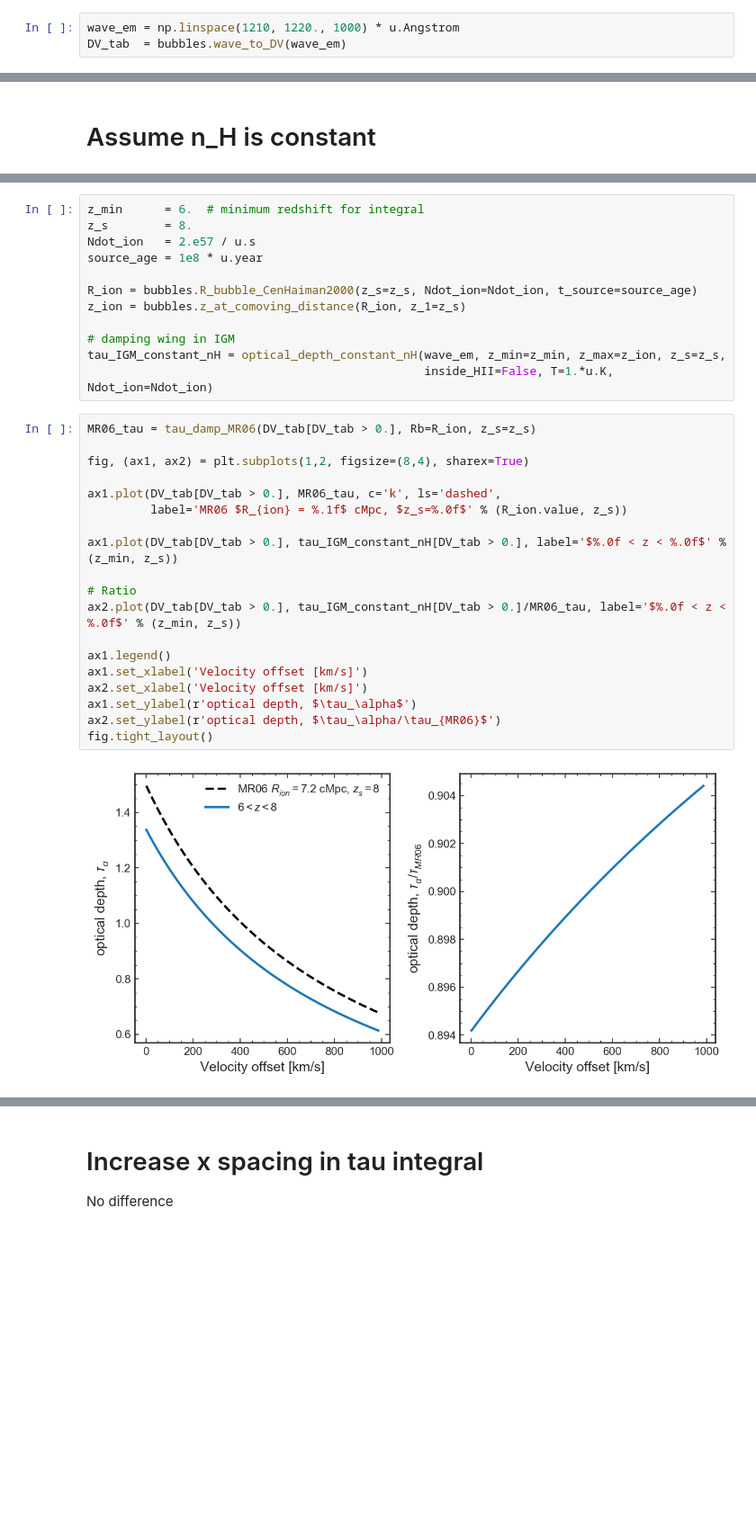
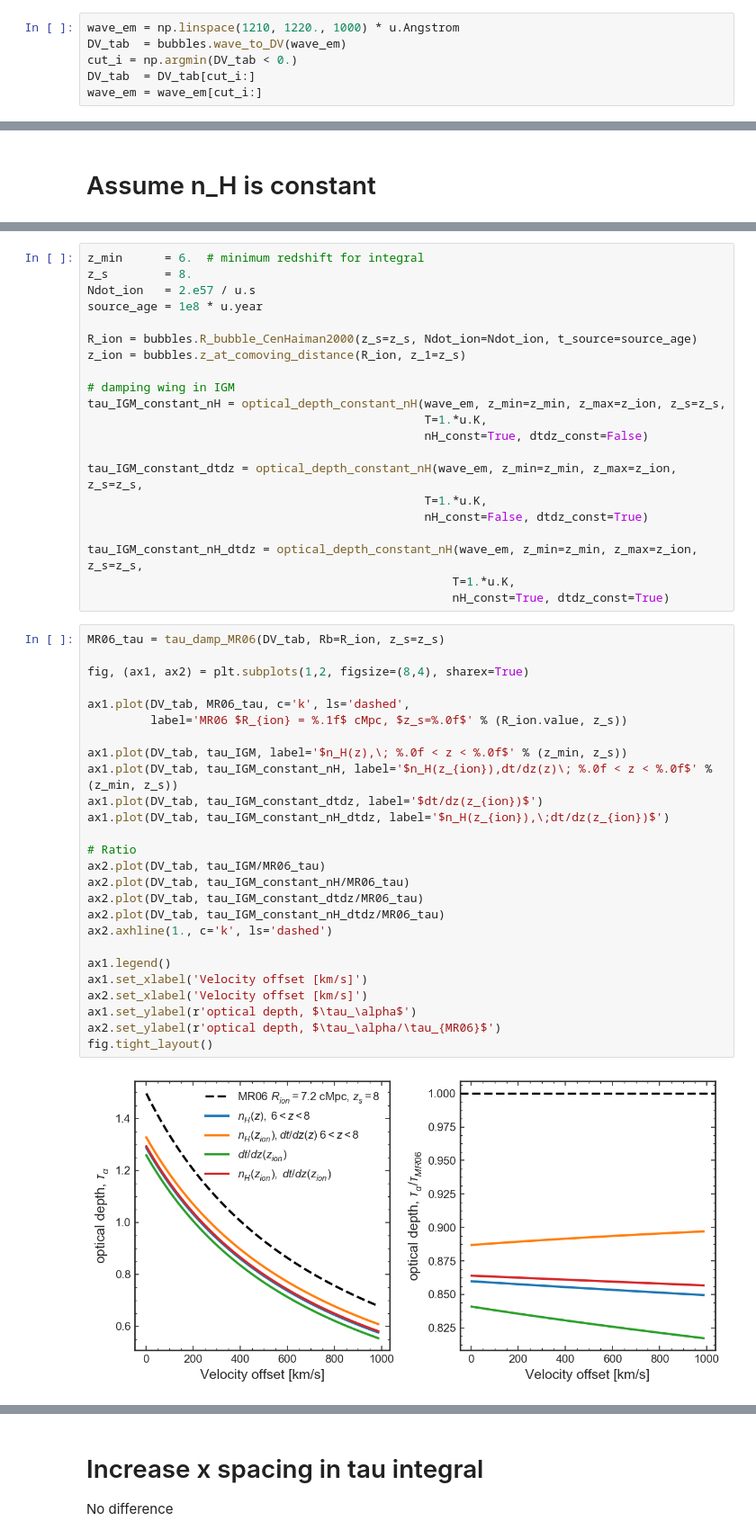
Before and after one commit to charlottenosam/LyaLineshapes, a Jupyter notebook: notebooks/bubbles_compare_MalhotraRhoads2006.ipynb, the cells around one changed output, grey strips where cells are left out. Shown: that part at 90% size. Saved outputs shown, nothing was run; the diff lists cells and outputs as text; blank space fills up the shorter version.

```diff
--- a/notebooks/bubbles_compare_MalhotraRhoads2006.ipynb
+++ b/notebooks/bubbles_compare_MalhotraRhoads2006.ipynb
@@ -68,6 +67,9 @@ def tau_damp_MR06(DV, z_s, Rb, useHapprox=False):
 # %%
 wave_em = np.linspace(1210, 1220., 1000) * u.Angstrom
 DV_tab  = bubbles.wave_to_DV(wave_em)
+cut_i = np.argmin(DV_tab < 0.)
+DV_tab  = DV_tab[cut_i:]
+wave_em = wave_em[cut_i:]
 # %% [markdown]
 # Compare my basic model to theirs
 # %%
@@ -174,25 +184,41 @@ z_ion = bubbles.z_at_comoving_distance(R_ion, z_1=z_s)
 
 # damping wing in IGM
 tau_IGM_constant_nH = optical_depth_constant_nH(wave_em, z_min=z_min, z_max=z_ion, z_s=z_s,
-                                                inside_HII=False, T=1.*u.K, Ndot_ion=Ndot_ion)
+                                                T=1.*u.K,
+                                                nH_const=True, dtdz_const=False)
+
+tau_IGM_constant_dtdz = optical_depth_constant_nH(wave_em, z_min=z_min, z_max=z_ion, z_s=z_s,
+                                                T=1.*u.K,
+                                                nH_const=False, dtdz_const=True)
+
+tau_IGM_constant_nH_dtdz = optical_depth_constant_nH(wave_em, z_min=z_min, z_max=z_ion, z_s=z_s,
+                                                    T=1.*u.K,
+                                                    nH_const=True, dtdz_const=True)
 # %%
-MR06_tau = tau_damp_MR06(DV_tab[DV_tab > 0.], Rb=R_ion, z_s=z_s)
+MR06_tau = tau_damp_MR06(DV_tab, Rb=R_ion, z_s=z_s)
 
 fig, (ax1, ax2) = plt.subplots(1,2, figsize=(8,4), sharex=True)
 
-ax1.plot(DV_tab[DV_tab > 0.], MR06_tau, c='k', ls='dashed',
+ax1.plot(DV_tab, MR06_tau, c='k', ls='dashed',
          label='MR06 $R_{ion} = %.1f$ cMpc, $z_s=%.0f$' % (R_ion.value, z_s))
 
-ax1.plot(DV_tab[DV_tab > 0.], tau_IGM_constant_nH[DV_tab > 0.], label='$%.0f < z < %.0f$' % (z_min, z_s))
+ax1.plot(DV_tab, tau_IGM, label='$n_H(z),\; %.0f < z < %.0f$' % (z_min, z_s))
+ax1.plot(DV_tab, tau_IGM_constant_nH, label='$n_H(z_{ion}),dt/dz(z)\; %.0f < z < %.0f$' % (z_min, z_s))
+ax1.plot(DV_tab, tau_IGM_constant_dtdz, label='$dt/dz(z_{ion})$')
+ax1.plot(DV_tab, tau_IGM_constant_nH_dtdz, label='$n_H(z_{ion}),\;dt/dz(z_{ion})$')
 
 # Ratio
-ax2.plot(DV_tab[DV_tab > 0.], tau_IGM_constant_nH[DV_tab > 0.]/MR06_tau, label='$%.0f < z < %.0f$' % (z_min, z_s))
+ax2.plot(DV_tab, tau_IGM/MR06_tau)
+ax2.plot(DV_tab, tau_IGM_constant_nH/MR06_tau)
+ax2.plot(DV_tab, tau_IGM_constant_dtdz/MR06_tau)
+ax2.plot(DV_tab, tau_IGM_constant_nH_dtdz/MR06_tau)
+ax2.axhline(1., c='k', ls='dashed')
 
 ax1.legend()
 ax1.set_xlabel('Velocity offset [km/s]')
 ax2.set_xlabel('Velocity offset [km/s]')
 ax1.set_ylabel(r'optical depth, $\tau_\alpha$')
 ax2.set_ylabel(r'optical depth, $\tau_\alpha/\tau_{MR06}$')
 fig.tight_layout()
 # %% [output]
-[figure, old version]
+[figure, new version]
```
Also changed, not shown: parts of 5 cells of this notebook, 1 other file.
